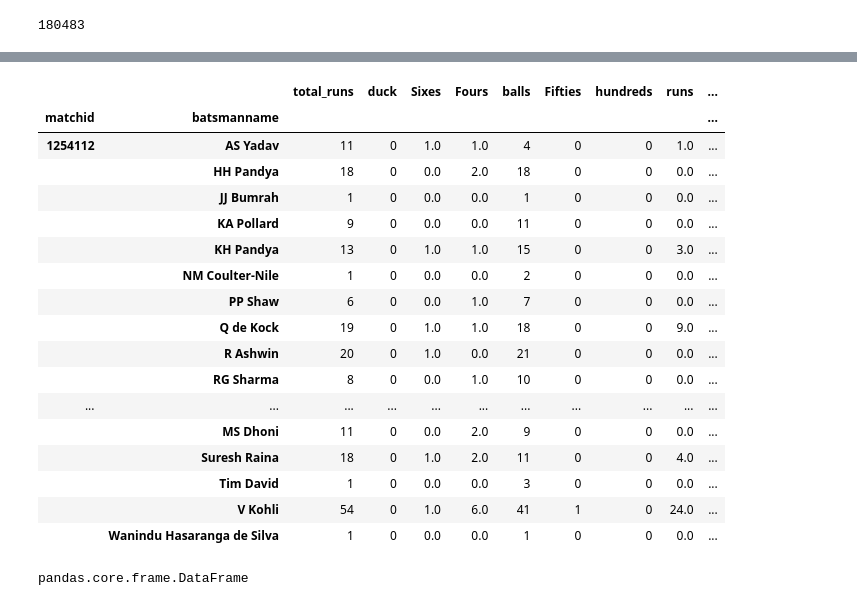
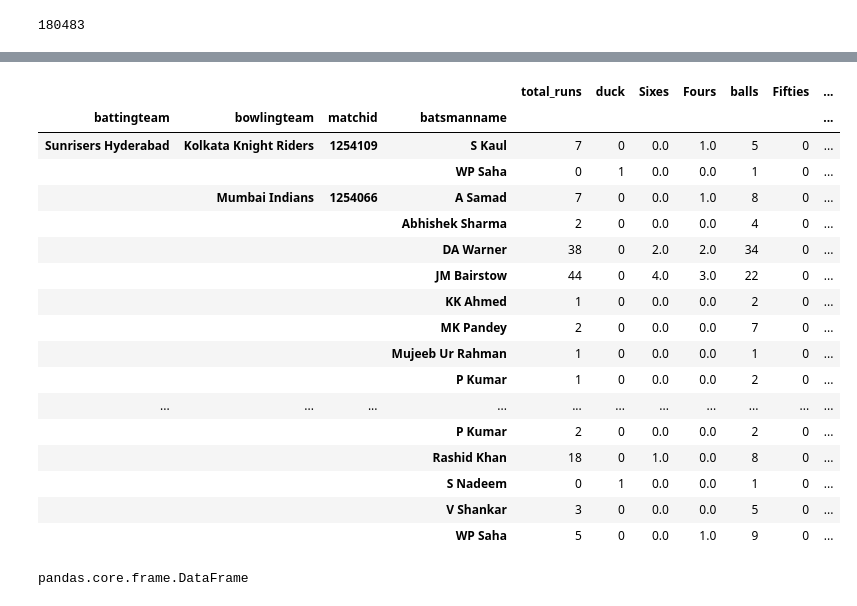
Before and after one commit to pranith7/dream11_prediction, a Jupyter notebook: PPP/demo1.ipynb, the cells around one changed output, grey strips where cells are left out. Drawn from its saved outputs; the diff is of its cells as text; code cells hidden in the pictures.

```diff
--- a/PPP/demo1.ipynb
+++ b/PPP/demo1.ipynb
@@ -306,45 +334,45 @@ df_2021.head(2)
 | 185472 | 2 | Venkatesh Iyer | 0 | Kolkata Knight Riders | F Allen | Punjab Kings | 15 2021-10-01\nName: date, dtype:... | 0 | ... |
 # %%
 #total_runs
-total_runs = pd.DataFrame(df_2021.groupby(['matchid','batsmanname'])['scorevalue'].sum()).\
+total_runs = pd.DataFrame(df_2021.groupby(['battingteam','bowlingteam','matchid','batsmanname'])['scorevalue'].sum()).\
        rename(columns={"scorevalue": "total_runs"})
 
 #number of sixes
-batsmen_scores6 = pd.DataFrame(df_2021[df_2021['scorevalue'] == 6].groupby(['matchid', 'batsmanname'])['scorevalue'].count()).\
+batsmen_scores6 = pd.DataFrame(df_2021[df_2021['scorevalue'] == 6].groupby(['battingteam','bowlingteam','matchid', 'batsmanname'])['scorevalue'].count()).\
             rename(columns={"scorevalue": "run_6"})
 
 #number of fours
-batsmen_scores4 = pd.DataFrame(df_2021[df_2021['scorevalue'] == 4].groupby(['matchid', 'batsmanname'])['scorevalue'].count()).\
+batsmen_scores4 = pd.DataFrame(df_2021[df_2021['scorevalue'] == 4].groupby(['battingteam','bowlingteam','matchid', 'batsmanname'])['scorevalue'].count()).\
             rename(columns={"scorevalue": "run_4"})
 
 #no of balls
-batsmen_ball_faced_legal = pd.DataFrame(df_2021.groupby(['matchid', 'batsmanname'])['over'].nunique()).\
+batsmen_ball_faced_legal = pd.DataFrame(df_2021.groupby(['battingteam','bowlingteam','matchid', 'batsmanname'])['over'].nunique()).\
             rename(columns={"over": "total_legal_balls_faced"})
 
 #strikerate
-batsmen_Strikerate = pd.DataFrame((df_2021.groupby(['matchid','batsmanname'])['scorevalue'].sum()/df_2021.groupby(['matchid', 'batsmanname'])['over'].nunique())*100).\
+batsmen_Strikerate = pd.DataFrame((df_2021.groupby(['battingteam','bowlingteam','matchid','batsmanname'])['scorevalue'].sum()/df_2021.groupby(['battingteam','bowlingteam','matchid', 'batsmanname'])['over'].nunique())*100).\
        rename(columns={"scorevalue":"strike_rate"})
 
 #fifties
-fifties = pd.DataFrame((df_2021.groupby(['matchid','batsmanname'])['scorevalue'].sum() >= 50)
+fifties = pd.DataFrame((df_2021.groupby(['battingteam','bowlingteam','matchid','batsmanname'])['scorevalue'].sum() >= 50)
                        ).\
        rename(columns={"scorevalue": "50's"})
 #hundreds
-hundreds = pd.DataFrame(df_2021.groupby(['matchid','batsmanname'])['scorevalue'].sum() >= 100  ).\
+hundreds = pd.DataFrame(df_2021.groupby(['battingteam','bowlingteam','matchid','batsmanname'])['scorevalue'].sum() >= 100  ).\
        rename(columns={"scorevalue": "100's"})
 
 #duck
-duck  = pd.DataFrame(df_2021.groupby(['matchid','batsmanname'])['scorevalue'].sum() == 0).\
+duck  = pd.DataFrame(df_2021.groupby(['battingteam','bowlingteam','matchid','batsmanname'])['scorevalue'].sum() == 0).\
         rename(columns={"scorevalue": "duck"})
 
 # #batsmen_position
-batsmen_position = pd.DataFrame(df_2021.groupby(['matchid', 'batsmanname'])['fallofwickets'].min())
+batsmen_position = pd.DataFrame(df_2021.groupby(['battingteam','bowlingteam','matchid', 'batsmanname'])['fallofwickets'].min())
 
 #batting_team
-batting_team = pd.DataFrame(df_2021['battingteam'])
+# batting_team = pd.DataFrame(df_2021['battingteam'])
 
 # batting_team
-bowling_team = pd.DataFrame(df_2021['bowlingteam'])
+# bowling_team = pd.DataFrame(df_2021['bowlingteam'])
 # %%
 total_runs['duck'] = duck
 total_runs['Sixes'] = batsmen_scores6
@@ -397,25 +425,25 @@ df.head(30)
 # %%
 # df.drop(['batting_team'],axis=1,inplace=True)
-df.tail(30)
+df.tail(50)
 # %% [output]
-|  |  | total_runs | duck | Sixes | Fours | balls | Fifties | hundreds | runs | ... |
-| matchid | batsmanname |  |  |  |  |  |  |  |  | ... |
-| 1254112 | AS Yadav | 11 | 0 | 1.0 | 1.0 | 4 | 0 | 0 | 1.0 | ... |
-|  | HH Pandya | 18 | 0 | 0.0 | 2.0 | 18 | 0 | 0 | 0.0 | ... |
-|  | JJ Bumrah | 1 | 0 | 0.0 | 0.0 | 1 | 0 | 0 | 0.0 | ... |
-|  | KA Pollard | 9 | 0 | 0.0 | 0.0 | 11 | 0 | 0 | 0.0 | ... |
-|  | KH Pandya | 13 | 0 | 1.0 | 1.0 | 15 | 0 | 0 | 3.0 | ... |
-|  | NM Coulter-Nile | 1 | 0 | 0.0 | 0.0 | 2 | 0 | 0 | 0.0 | ... |
-|  | PP Shaw | 6 | 0 | 0.0 | 1.0 | 7 | 0 | 0 | 0.0 | ... |
-|  | Q de Kock | 19 | 0 | 1.0 | 1.0 | 18 | 0 | 0 | 9.0 | ... |
-|  | R Ashwin | 20 | 0 | 1.0 | 0.0 | 21 | 0 | 0 | 0.0 | ... |
-|  | RG Sharma | 8 | 0 | 0.0 | 1.0 | 10 | 0 | 0 | 0.0 | ... |
+|  |  |  |  | total_runs | duck | Sixes | Fours | balls | Fifties | ... |
+| battingteam | bowlingteam | matchid | batsmanname |  |  |  |  |  |  | ... |
+| Sunrisers Hyderabad | Kolkata Knight Riders | 1254109 | S Kaul | 7 | 0 | 0.0 | 1.0 | 5 | 0 | ... |
+|  |  |  | WP Saha | 0 | 1 | 0.0 | 0.0 | 1 | 0 | ... |
+|  | Mumbai Indians | 1254066 | A Samad | 7 | 0 | 0.0 | 1.0 | 8 | 0 | ... |
+|  |  |  | Abhishek Sharma | 2 | 0 | 0.0 | 0.0 | 4 | 0 | ... |
+|  |  |  | DA Warner | 38 | 0 | 2.0 | 2.0 | 34 | 0 | ... |
+|  |  |  | JM Bairstow | 44 | 0 | 4.0 | 3.0 | 22 | 0 | ... |
+|  |  |  | KK Ahmed | 1 | 0 | 0.0 | 0.0 | 2 | 0 | ... |
+|  |  |  | MK Pandey | 2 | 0 | 0.0 | 0.0 | 7 | 0 | ... |
+|  |  |  | Mujeeb Ur Rahman | 1 | 0 | 0.0 | 0.0 | 1 | 0 | ... |
+|  |  |  | P Kumar | 1 | 0 | 0.0 | 0.0 | 2 | 0 | ... |
 | ... | ... | ... | ... | ... | ... | ... | ... | ... | ... | ... |
-|  | MS Dhoni | 11 | 0 | 0.0 | 2.0 | 9 | 0 | 0 | 0.0 | ... |
-|  | Suresh Raina | 18 | 0 | 1.0 | 2.0 | 11 | 0 | 0 | 4.0 | ... |
-|  | Tim David | 1 | 0 | 0.0 | 0.0 | 3 | 0 | 0 | 0.0 | ... |
-|  | V Kohli | 54 | 0 | 1.0 | 6.0 | 41 | 1 | 0 | 24.0 | ... |
-|  | Wanindu Hasaranga de Silva | 1 | 0 | 0.0 | 0.0 | 1 | 0 | 0 | 0.0 | ... |
+|  |  |  | P Kumar | 2 | 0 | 0.0 | 0.0 | 2 | 0 | ... |
+|  |  |  | Rashid Khan | 18 | 0 | 1.0 | 0.0 | 8 | 0 | ... |
+|  |  |  | S Nadeem | 0 | 1 | 0.0 | 0.0 | 1 | 0 | ... |
+|  |  |  | V Shankar | 3 | 0 | 0.0 | 0.0 | 5 | 0 | ... |
+|  |  |  | WP Saha | 5 | 0 | 0.0 | 1.0 | 9 | 0 | ... |
 # %%
 type(total_runs)
 # %% [output]
```
Also changed, not shown: parts of 28 cells of this notebook, 4 other files.
